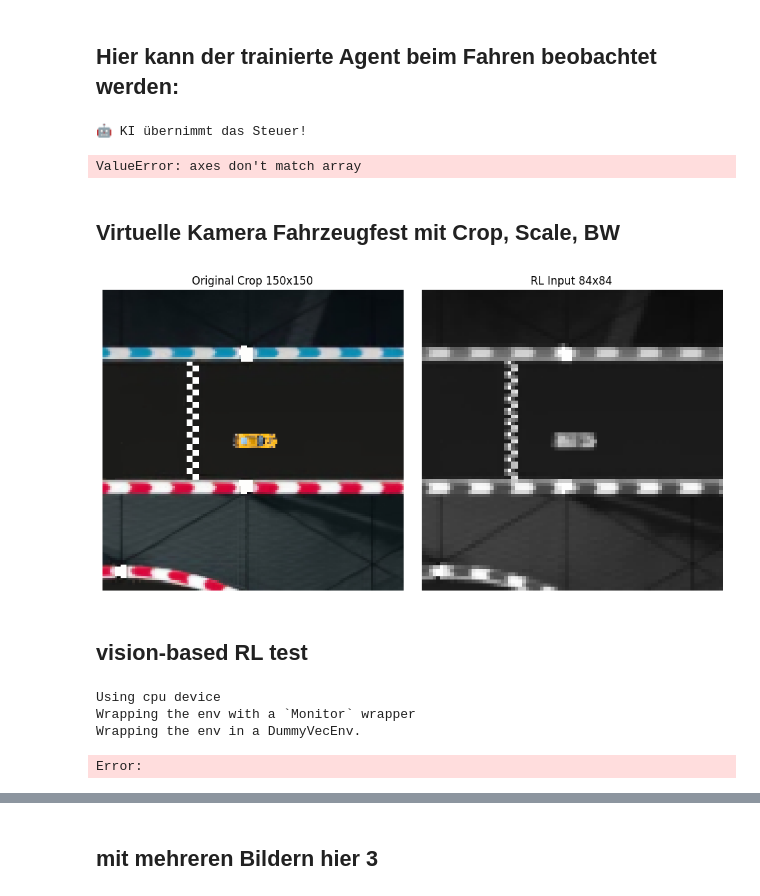
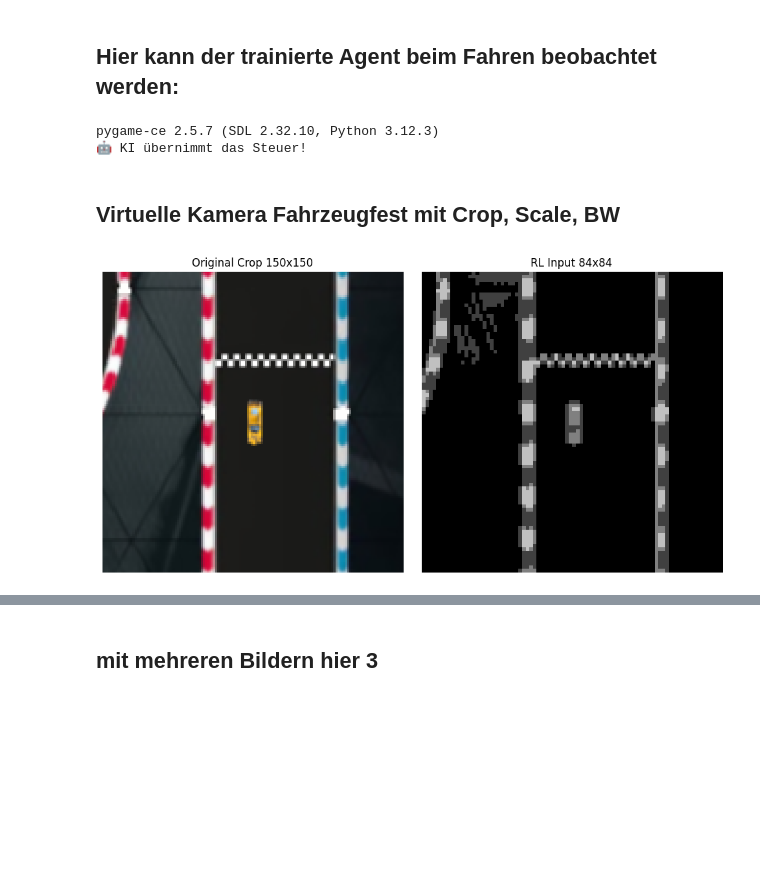
Before and after one commit to magnusneumann/carrera_rl, a Jupyter notebook: Notebook_prototyping.ipynb, the cells around one changed output, grey strips where cells are left out. Drawn from its saved outputs; the diff is of its cells as text; code cells hidden in the pictures; blank space fills up the shorter version.

Commit message:
bugfix reward - banchmark halb fertig - total view leanring

```diff
--- a/Notebook_prototyping.ipynb
+++ b/Notebook_prototyping.ipynb
@@ -597,7 +570,7 @@ from src.envs.carrera_2d_env import Carrera2DEnv
 
 # 1. Environment und Modell laden
 env = Carrera2DEnv('data/strecke.png', 'data/carrera_car.png', render_mode="human") # Render Mode auf "human" für Sichtbarkeit
-model = PPO.load("models/models/ppo_carrera_20260531_1632")
+model = PPO.load("models/ppo_carrera_20260531_1632.zip")
 
 obs, info = env.reset()
 
@@ -617,7 +590,7 @@ while running:
     # --- DIE KI ENTSCHEIDET ---
     # deterministic=True bedeutet, dass die KI nicht mehr "ausprobiert",
     # sondern immer ihre beste gelernte Aktion wählt.
-    action, _states = model.predict(obs, deterministic=True)
+    action, _states = model.predict(obs, deterministic=False)
 
     # --- Step ---
     obs, reward, terminated, truncated, info = env.step(action)
@@ -665,8 +638,8 @@ while running:
 env.close()
 pygame.quit()
 # %% [output]
+pygame-ce 2.5.7 (SDL 2.32.10, Python 3.12.3)
 🤖 KI übernimmt das Steuer!
-ValueError: axes don't match array
 # %% [markdown]
 ## Virtuelle Kamera Fahrzeugfest mit Crop, Scale, BW
 # %%
@@ -691,56 +664,34 @@ if env.screen is not None:
     x_m, y_m = env.state[0], env.state[1]
     car_x_px = x_m * env.pixels_per_meter
     car_y_px = y_m * env.pixels_per_meter
+    theta = 0
 
     # 4. Bild mit unserer neuen Klasse abgreifen
-    rl_obs, debug_crop = camera.get_car_centric_observation(env.screen, car_x_px, car_y_px)
+    rl_obs, debug_crop = camera.get_car_centric_observation(env.screen, car_x_px, car_y_px, theta)
 
     # --- 5. Visualisierung in der Notebook-Zelle ---
     fig, axes = plt.subplots(1, 2, figsize=(10, 5))
 
     # Bild 1: Der rohe Ausschnitt (Für Matplotlib müssen wir BGR zu RGB tauschen)
     debug_crop_rgb = cv2.cvtColor(debug_crop, cv2.COLOR_BGR2RGB)
     axes[0].imshow(debug_crop_rgb)
     axes[0].set_title(f"Original Crop {camera.crop_width}x{camera.crop_height}")
     axes[0].axis('off')
 
     # Bild 2: Der RL-Input
     # rl_obs hat aktuell die Shape (1, 84, 84) wegen np.expand_dims.
     # Matplotlib will für Graustufen aber nur (84, 84) haben, also ziehen wir den Index 0.
     rl_image = rl_obs[0]
 
     # vmin und vmax sind wichtig, da unsere Werte zwischen 0.0 und 1.0 normalisiert sind!
     axes[1].imshow(rl_image, cmap='gray', vmin=0, vmax=255)
     axes[1].set_title(f"RL Input {camera.target_width}x{camera.target_height}")
     axes[1].axis('off')
 
     plt.tight_layout()
     plt.show()
 
 # Environment wieder sauber schließen
 env.close()
 # %% [output]
-[figure, old version]
+[figure, new version]
-# %% [markdown]
-## vision-based RL test
-# %%
-from stable_baselines3 import PPO
-from src.envs.carrera_2d_env import Carrera2DEnv
-from stable_baselines3.common.env_checker import check_env
-
-# 1. Environment auf Vision umstellen
-env_vision = Carrera2DEnv('data/strecke.png', 'data/carrera_car.png', obs_type="vision", render_mode="human")
-
-# 2. Check (Sollte grün durchlaufen)
-check_env(env_vision, warn=True)
-
-# 3. Model definieren. WICHTIG: Hier jetzt "CnnPolicy" nutzen!
-model_vision = PPO("CnnPolicy", env_vision, verbose=1)
-
-# 4. Los geht's!
-model_vision.learn(total_timesteps=60000)
-# %% [output]
-Using cpu device
-Wrapping the env with a `Monitor` wrapper
-Wrapping the env in a DummyVecEnv.
-Error:
```
Also changed, not shown: parts of 25 cells of this notebook, 57 other files.
